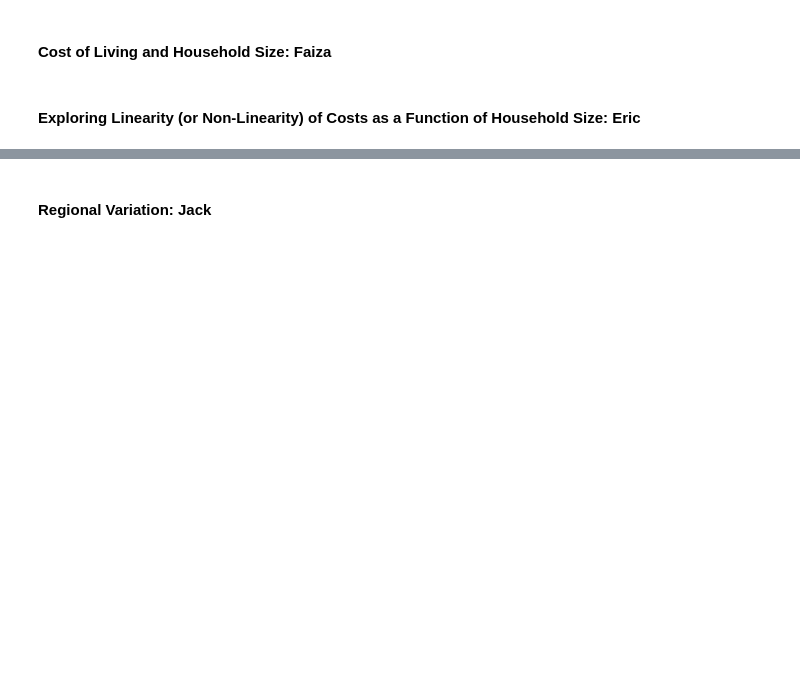
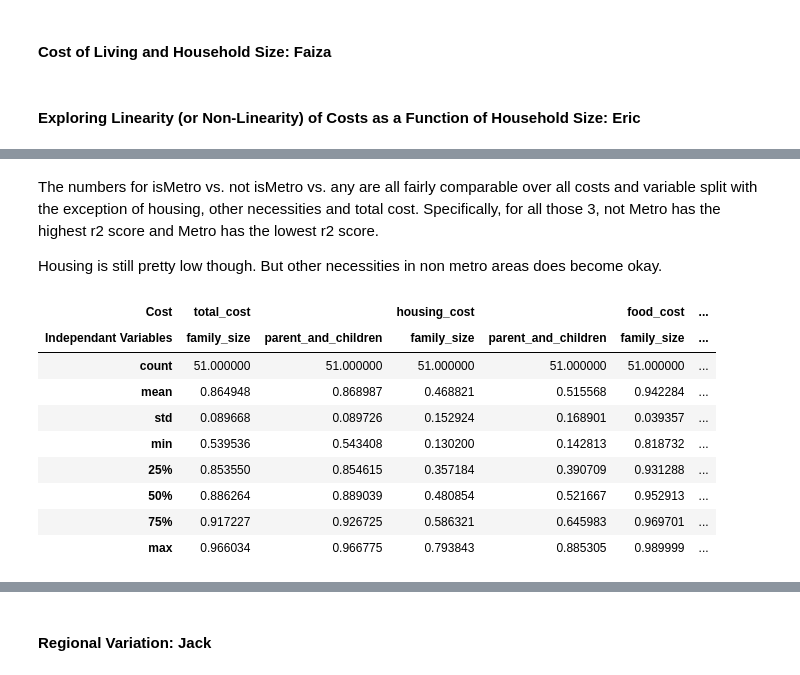
Before and after one commit to miguelmog10/data-science-group17, a Jupyter notebook: notebook/FoundationsDataScience_Winter2025_Group17.ipynb, the cells around one changed output, grey strips where cells are left out. Drawn from its saved outputs; the diff is of its cells as text; code cells hidden in the pictures; blank space fills up the shorter version.

```diff
--- a/notebook/FoundationsDataScience_Winter2025_Group17.ipynb
+++ b/notebook/FoundationsDataScience_Winter2025_Group17.ipynb
@@ -477,0 +485,32 @@ Observations:
+# %%
+df_states_list = list(df_states)
+isMetro_list_bool = [True, False]
+cost_list = ['total_cost', 'housing_cost', 'food_cost', 'transportation_cost', 'healthcare_cost', 'other_necessities_cost', 'childcare_cost', 'taxes']
+# %%
+# the following is a function that performs linear regression on the data and returns the r2 scores.
+# Specifically, we input a filtered version of our dataframe (eg. df['state'] == NY),
+# then it performs linear regression on all 16 combinations of (independent variable(s), dependent variable)
+# the independent variable has 2 options - either 'family_size' or 'parent_count' and 'children_count'
+# the dependent variable has 8 options described in the cost_list list above
+# the 16 r2 scores then get returned in a list
+
+def get_r2_scores_row(df_filtered):
+    # in the case where the dataframe has no rows, we'll return a row of 16 None's
+    if df_filtered.empty:
+        r2_scores_row = [None for i in range(len(cost_list) * 2)]
+    else:
+        r2_scores_row = []
+        for cost in cost_list:
+            # we start with finding the r2 score for linear regression with 1 variable
+            # by default, this will be a row vector, but sklearn needs the independent variable to be a column vector, so we reshape it
+            X = df_filtered['family_size'].values.reshape(-1, 1)
+            Y = df_filtered[cost]
+            model = sklearn.linear_model.LinearRegression().fit(X, Y)
+            r2_scores_row.append(r2_score(Y, model.predict(X)))
+
+            # now we find the r2 score for linear regression with 2 variables
+            # no reshaping is necessary here - it's already a 2d array
+            X = df_filtered[['parent_count', 'children_count']]
+            model = sklearn.linear_model.LinearRegression().fit(X, Y)
+            r2_scores_row.append(r2_score(Y, model.predict(X)))
+    return r2_scores_row
@@ -477,0 +532,8 @@ Observations:
+# %%
+r2_scores_list = []
+for state in df_states_list:
+    r2_scores_list.append(get_r2_scores_row(df[df['state'] == state]))
+
+r2_scores_df_state = pd.DataFrame(r2_scores_list,
+                            columns = pd.MultiIndex.from_product([cost_list, ['family_size', 'parent_and_children']], names = ['Cost', 'Independant Variables']),
+                            index = pd.Index(df_states_list, name = 'State'))
@@ -477,0 +571,17 @@ Observations:
+# %% [markdown]
+The numbers for isMetro vs. not isMetro vs. any are all fairly comparable over all costs and variable split with the exception of housing, other necessities and total cost. Specifically, for all those 3, not Metro has the highest r2 score and Metro has the lowest r2 score.
+
+Housing is still pretty low though. But other necessities in non metro areas does become okay.
+# %%
+r2_scores_df_state.describe()
+# %% [output]
+| Cost | total_cost |  | housing_cost |  | food_cost | ... |
+| Independant Variables | family_size | parent_and_children | family_size | parent_and_children | family_size | ... |
+| count | 51.000000 | 51.000000 | 51.000000 | 51.000000 | 51.000000 | ... |
+| mean | 0.864948 | 0.868987 | 0.468821 | 0.515568 | 0.942284 | ... |
+| std | 0.089668 | 0.089726 | 0.152924 | 0.168901 | 0.039357 | ... |
+| min | 0.539536 | 0.543408 | 0.130200 | 0.142813 | 0.818732 | ... |
+| 25% | 0.853550 | 0.854615 | 0.357184 | 0.390709 | 0.931288 | ... |
+| 50% | 0.886264 | 0.889039 | 0.480854 | 0.521667 | 0.952913 | ... |
+| 75% | 0.917227 | 0.926725 | 0.586321 | 0.645983 | 0.969701 | ... |
+| max | 0.966034 | 0.966775 | 0.793843 | 0.885305 | 0.989999 | ... |
```
Also changed, not shown: parts of 16 cells of this notebook.
